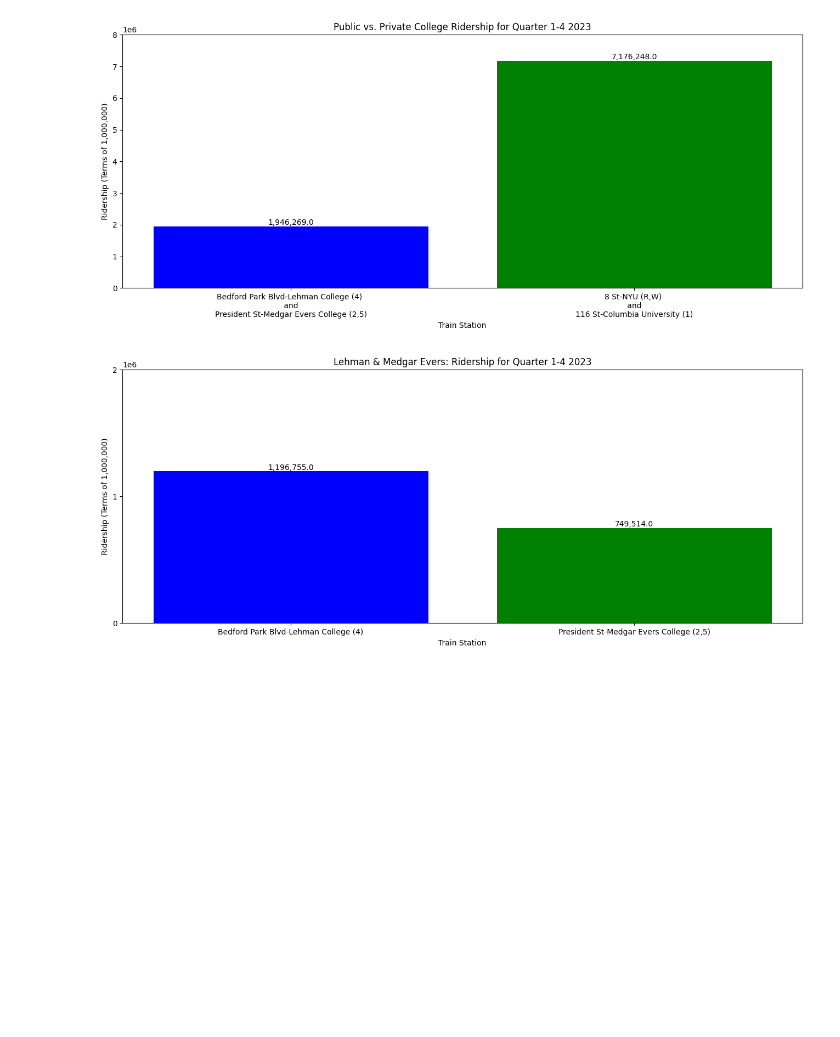
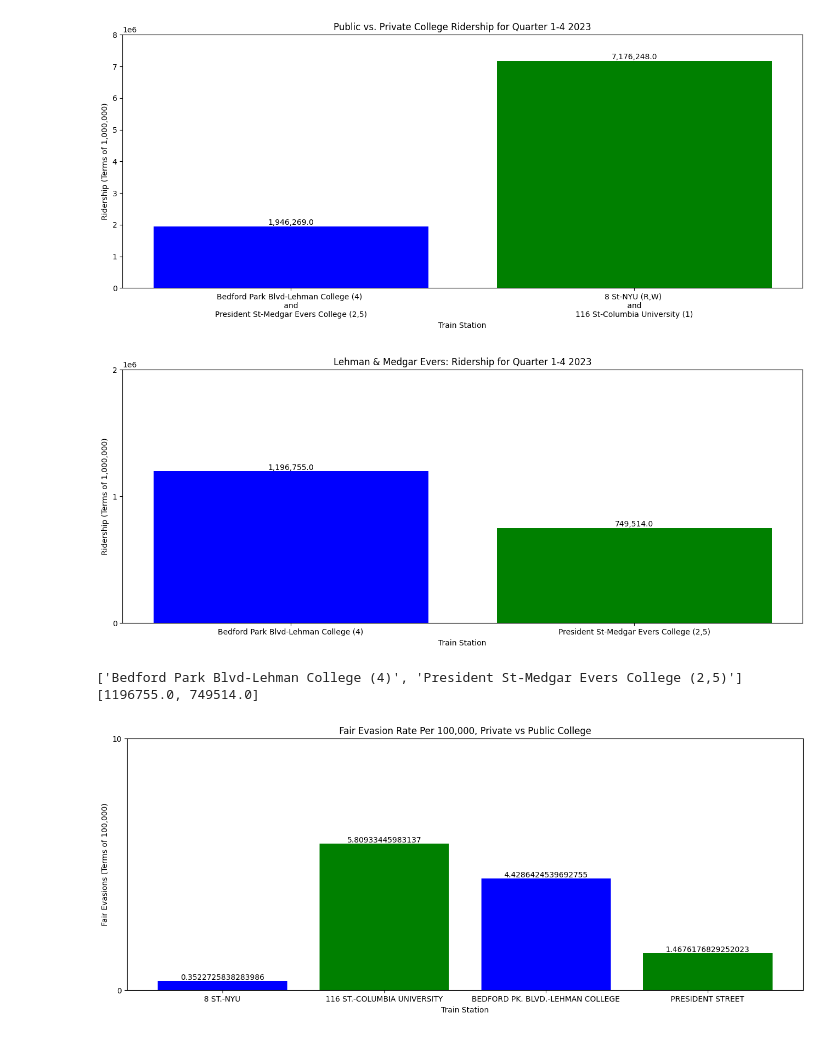
Before and after one commit to Sudiptto/TrainData, a Jupyter notebook: analysis/rates.ipynb, the cells around one changed output. Cells and saved outputs as stored; diff of their text form; code cells hidden in the pictures; blank space fills up the shorter version.

Commit message:
pushed all graphs

```diff
--- a/analysis/rates.ipynb
+++ b/analysis/rates.ipynb
@@ -159,12 +162,13 @@ private_college_ridership.append(ridership)"""
 
 """for station in private_college:
     ridership = get_total_ridership(station, start, end, 200000)
-    private_college_ridership.append(ridership)
+    private_college_ridership.append(ridership)"""
 
-for stations in public_college:
-    ridershipPublic = get_total_ridership(stations, start, end, 200000)
-    public_college_ridership.append(ridershipPublic) """
+"""for stations in public_college:
+    ridershipPublic = get_total_ridership(stations, start, end, token, 200000)
+    public_college_ridership.append(ridershipPublic)
 
+print(public_college_ridership)"""
 
 
 
@@ -268,3 +272,45 @@ iterations = 1000000
 plotGraph(title, xLable, yLable, stations, ridership, iterations)
 # %% [output]
 [figure]
+# %%
+
+
+# get station names
+privateStationEvasionNames = ["8 ST.-NYU", "116 ST.-COLUMBIA UNIVERSITY"]
+
+# number of college students that evaded the fare and got summins
+privateCollegeStudentEvasionSummons = [12, 219]
+
+# public station names / evasion per station
+publicStationEvasionNames = ["BEDFORD PK. BLVD.-LEHMAN COLLEGE", "PRESIDENT STREET"]
+publicCollegeStudentEvasionSummons = [53, 11]
+
+# calculate fare evasion rate per 100,000
+def fairEvasionRate(ridership, numSummons):
+    return (numSummons / ridership) * 100000
+
+
+
+privateCollegeRate = [fairEvasionRate(3406453, privateCollegeStudentEvasionSummons[0]), fairEvasionRate(3769795, privateCollegeStudentEvasionSummons[1])]
+publicCollegeRate = [fairEvasionRate(1196755, publicCollegeStudentEvasionSummons[0]), fairEvasionRate(749514, publicCollegeStudentEvasionSummons[1])]
+
+# combine station names and evasion rates
+
+allStationEvasionNames = privateStationEvasionNames + publicStationEvasionNames
+allEvasionRates = privateCollegeRate + publicCollegeRate
+
+
+# Public data
+title = 'Fair Evasion Rate Per 100,000, Private vs Public College'
+xLable = 'Train Station'
+yLable = "Fair Evasions (Terms of 100,000)"
+stations = allStationEvasionNames
+print(public_college)
+evasionRate = allEvasionRates
+print(public_college_ridership)
+iterations = 10
+plotGraph(title, xLable, yLable, stations, evasionRate, iterations)
+# %% [output]
+['Bedford Park Blvd-Lehman College (4)', 'President St-Medgar Evers College (2,5)']
+[1196755.0, 749514.0]
+[figure, added]
```
Also changed, not shown: parts of 2 cells of this notebook, 20 other files.
